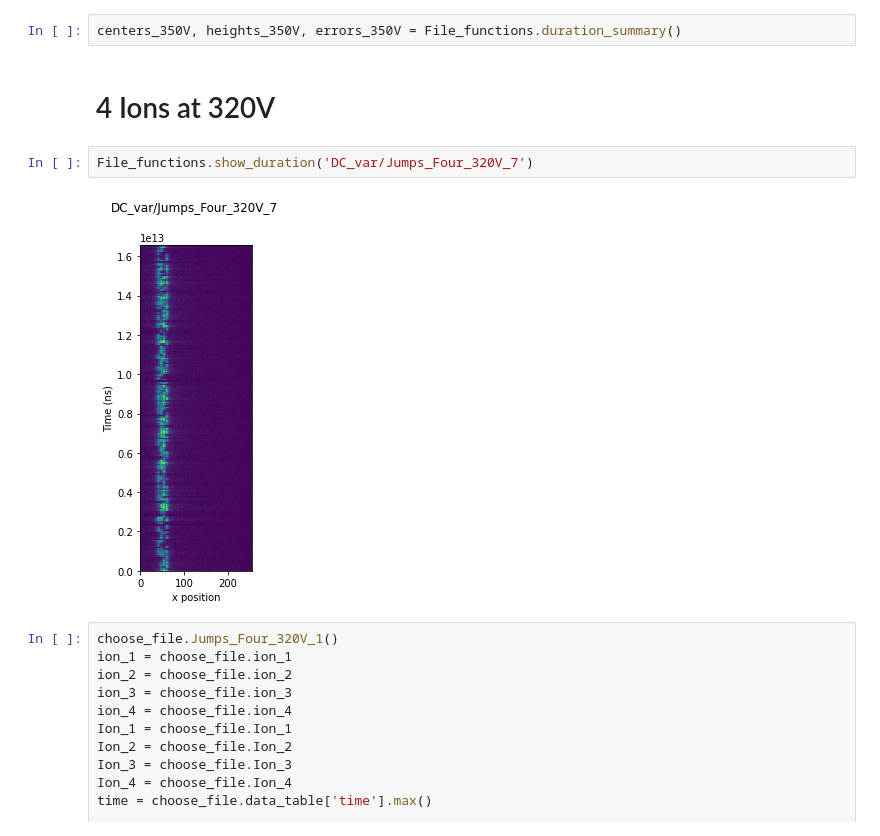
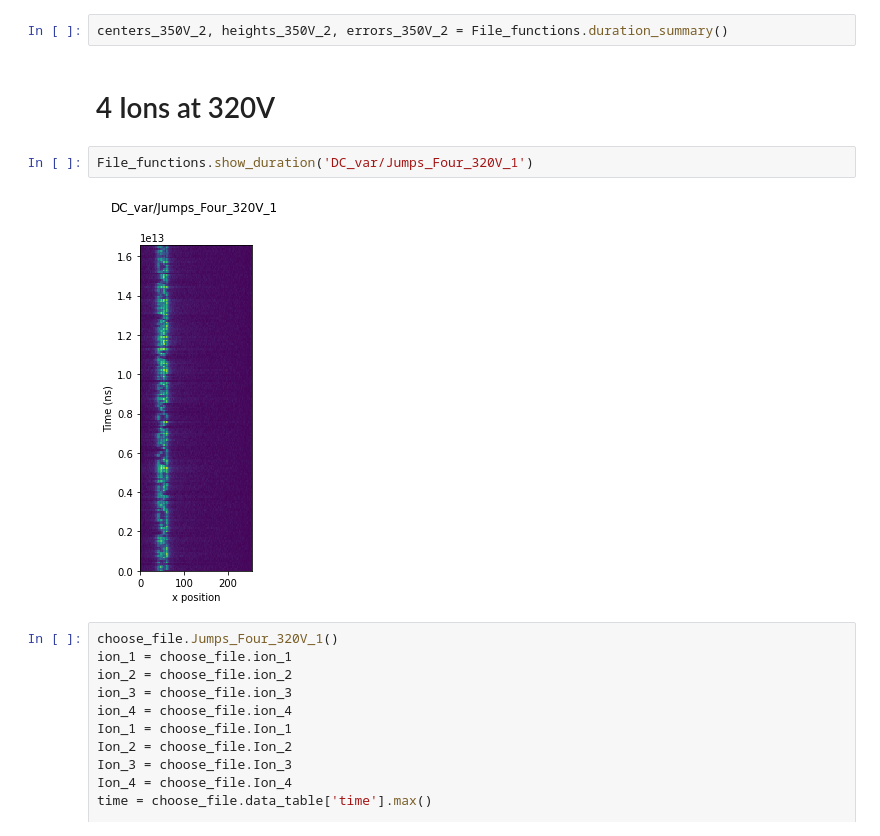
Before and after one commit to UW-ion-trap-group/Trapped_Ion_Tpx3Cam_Analysis, a Jupyter notebook: Tpx3Cam_Projects/Superradiance/Combine_Datasets.ipynb, the cells around one changed output. Drawn from its saved outputs; the diff is of its cells as text.

```diff
--- a/Tpx3Cam_Projects/Superradiance/Combine_Datasets.ipynb
+++ b/Tpx3Cam_Projects/Superradiance/Combine_Datasets.ipynb
@@ -189,11 +359,11 @@ rel_positions_350V = [choose_file.x1-np.average(positions), choose_file.x2-np.av
-# %%
-centers_350V, heights_350V, errors_350V = File_functions.duration_summary()
+# %%
+centers_350V_2, heights_350V_2, errors_350V_2 = File_functions.duration_summary()
 # %% [markdown]
 # 4 Ions at 320V
 # %%
-File_functions.show_duration('DC_var/Jumps_Four_320V_7')
+File_functions.show_duration('DC_var/Jumps_Four_320V_1')
 # %% [output]
-[figure, old version]
+[figure, new version]
 # %%
 choose_file.Jumps_Four_320V_1()
 ion_1 = choose_file.ion_1
```
Also changed, not shown: parts of 33 cells of this notebook, 4 other files.
